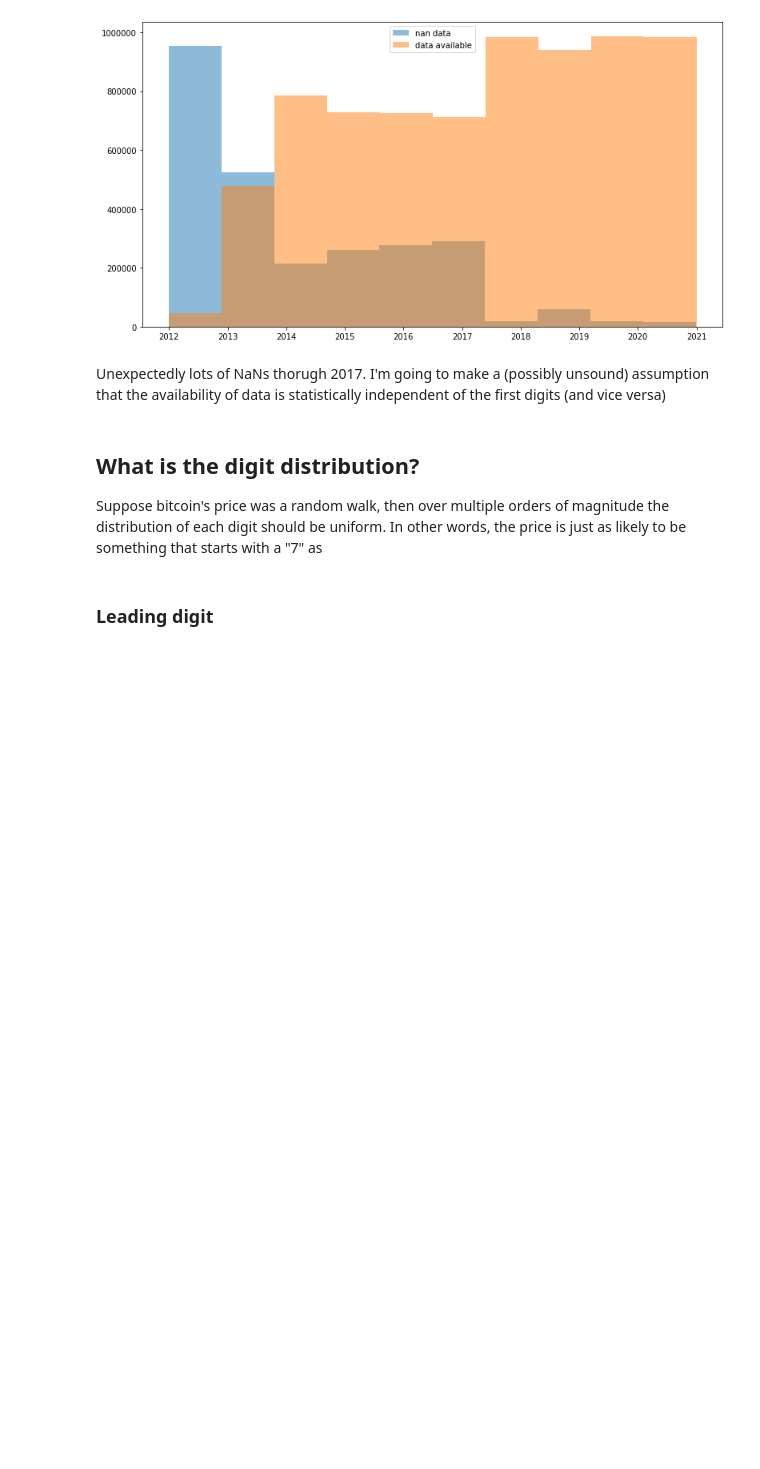
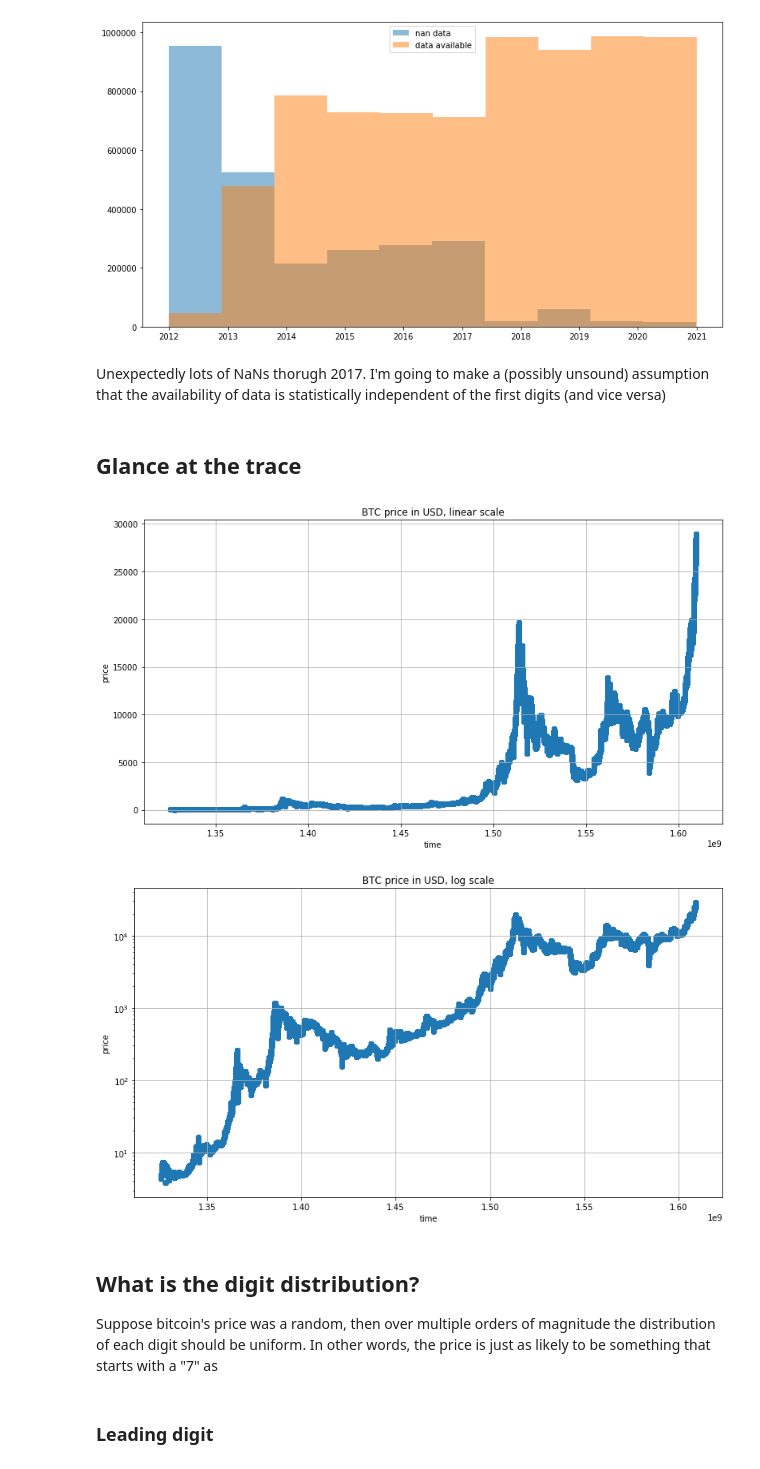
Before and after one commit to Mitchellpkt/empirical-benford-analyses, a Jupyter notebook: empirical-benford-analysis.ipynb, the cells around one changed output. Cells and saved outputs as stored; diff of their text form; code cells hidden in the pictures; blank space fills up the shorter version.

Commit message:
added trace plots

```diff
--- a/empirical-benford-analysis.ipynb
+++ b/empirical-benford-analysis.ipynb
@@ -131,9 +131,32 @@ plt.legend(('nan data', 'data available'));
 [figure]
 # %% [markdown]
 Unexpectedly lots of NaNs thorugh 2017. I'm going to make a (possibly unsound) assumption that the availability of data is statistically independent of the first digits (and vice versa)
+# %% [markdown]
+## Glance at the trace
+# %%
+f = plt.figure(figsize=(13,7), facecolor='w')
+plt.scatter(dfx['times'], dfx['prices'])
+plt.xlabel('time')
+plt.ylabel('price')
+plt.title('')
+plt.grid('on')
+plt.yscale('linear')
+plt.title('BTC price in USD, linear scale')
+
+f = plt.figure(figsize=(13,7), facecolor='w')
+plt.scatter(dfx['times'], dfx['prices'])
+plt.xlabel('time')
+plt.ylabel('price')
+plt.title('')
+plt.grid('on')
+plt.yscale('log')
+plt.title('BTC price in USD, log scale');
+# %% [output]
+[figure, added]
+[figure, added]
 # %% [markdown]
 ## What is the digit distribution?
-Suppose bitcoin's price was a random walk, then over multiple orders of magnitude the distribution of each digit should be uniform. In other words, the price is just as likely to be something that starts with a "7" as
+Suppose bitcoin's price was a random, then over multiple orders of magnitude the distribution of each digit should be uniform. In other words, the price is just as likely to be something that starts with a "7" as
 # %% [markdown]
 ### Leading digit
 # %%
```
Also changed, not shown: parts of 1 cell of this notebook.
